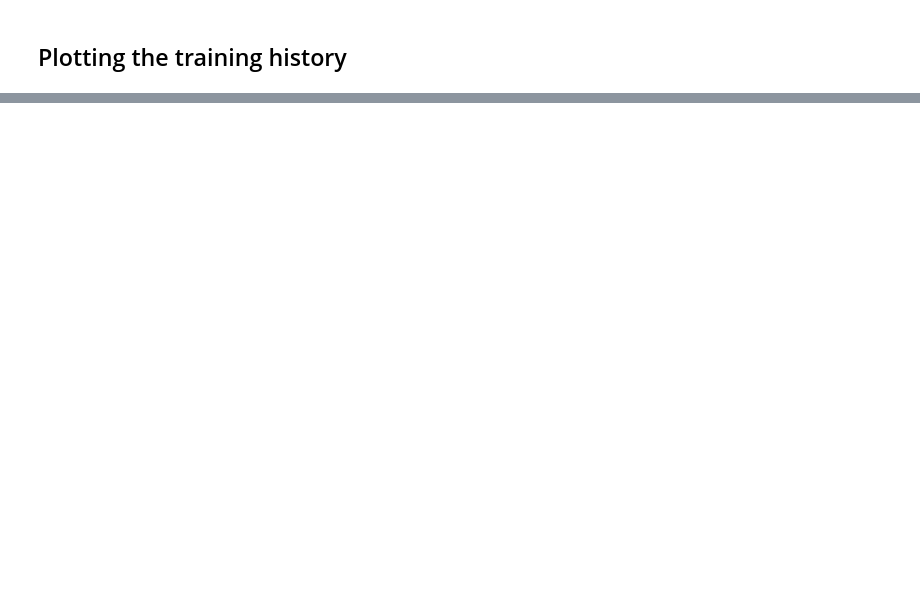
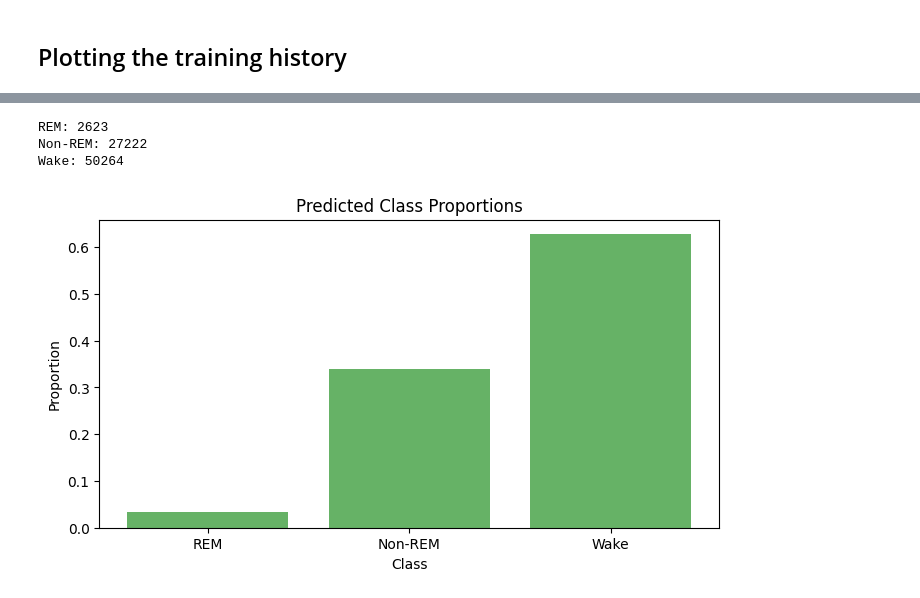
Before and after one commit to Tasticoco/ARN_lab03_sleepMouseReco, a Jupyter notebook: python/micespredict3.ipynb, the cells around one changed output, grey strips where cells are left out. Cells and saved outputs as stored; diff of their text form; code cells hidden in the pictures; blank space fills up the shorter version.

```diff
--- a/python/micespredict3.ipynb
+++ b/python/micespredict3.ipynb
@@ -225,0 +261,6 @@ Mean F1 Score across all folds: 0.6099663762942521
+# %%
+test = pd.read_csv('/content/drive/MyDrive/EEG_mouse_data_test.csv')
+test_smol = test.iloc[:,0:25]
+test_scaled = scaler.fit_transform(test_smol)
+# %%
+y_pred = best_mlp.predict(test_scaled)
@@ -225,0 +269,35 @@ Mean F1 Score across all folds: 0.6099663762942521
+# %%
+# Convert logits to probabilities
+import numpy as np
+y_pred_probs = np.exp(y_pred) / np.sum(np.exp(y_pred), axis=1, keepdims=True)
+
+# Get predicted classes
+y_pred_classes = np.argmax(y_pred_probs, axis=1)
+
+# Count occurrences of each class
+unique_counts = np.bincount(y_pred_classes)
+
+# Compute class proportions
+total_samples = len(y_pred_classes)
+class_proportions = unique_counts / total_samples
+
+# Map numerical values to class labels
+class_labels = ["REM", "Non-REM", "Wake"]
+
+# Visualisation
+import matplotlib.pyplot as plt
+
+for i, count in enumerate(unique_counts):
+    print(f"{class_labels[i]}: {count}")
+
+plt.figure(figsize=(8, 4))
+plt.bar(range(len(class_proportions)), class_proportions, tick_label=class_labels, color='green', alpha=0.6)
+plt.xlabel('Class')
+plt.ylabel('Proportion')
+plt.title('Predicted Class Proportions')
+plt.show()
+# %% [output]
+REM: 2623
+Non-REM: 27222
+Wake: 50264
+[figure, added]
```
Also changed, not shown: parts of 9 cells of this notebook.
